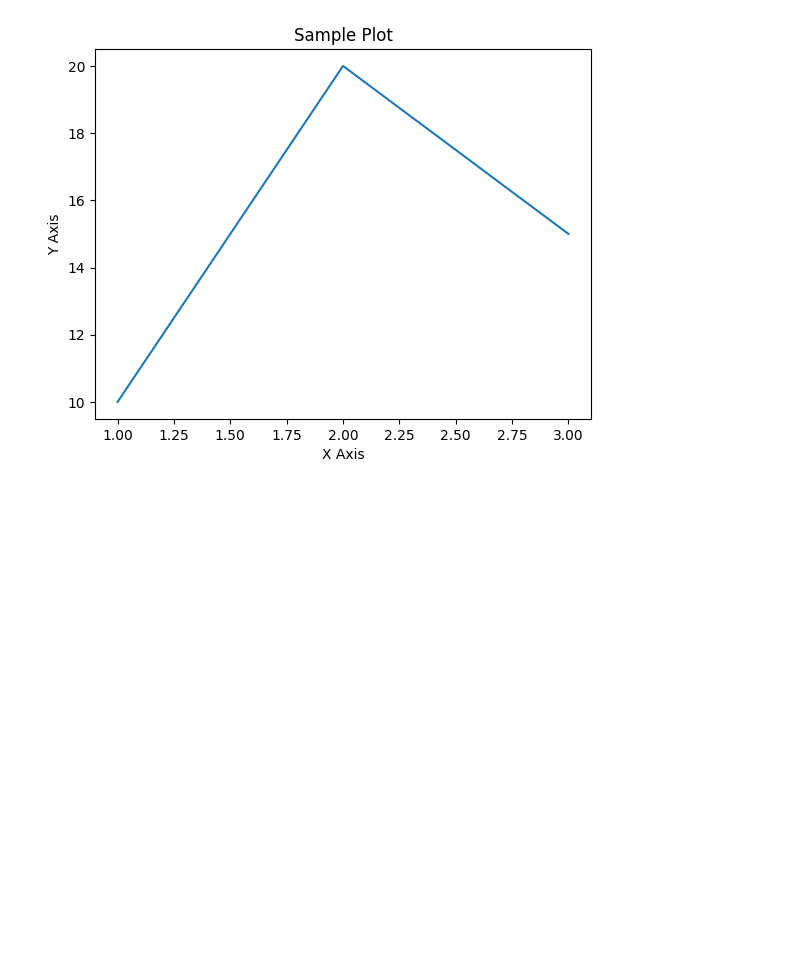
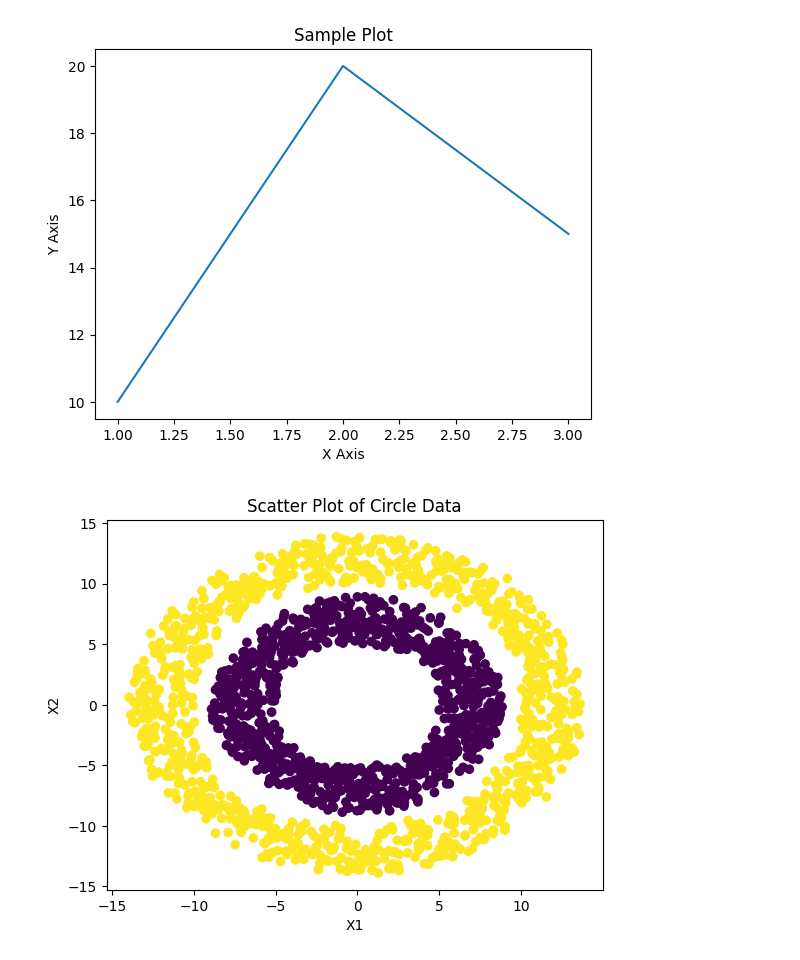
Before and after one commit to DilushkumarVasu/Pandas, a Jupyter notebook: Pandas.ipynb, the cells around one changed output. Saved outputs shown, nothing was run; the diff lists cells and outputs as text; code cells hidden in the pictures; blank space fills up the shorter version.

Commit message:
Pandas Donut dataframe creation Exercise

```diff
--- a/Pandas.ipynb
+++ b/Pandas.ipynb
@@ -504,3 +504,78 @@ fig.savefig('sample_plot.png')
 plt.show()
 # %% [output]
 [figure]
+# %%
+import numpy as np
+import matplotlib.pyplot as plt
+import pandas as pd
+
+T = 1000
+ang = np.linspace(0, 2 * np.pi, T)
+
+def circle(r,l):
+  a = np.multiply(4 * np.random.random(T) + r, np.sin(ang))
+  b = np.multiply(4 * np.random.random(T) + r, np.cos(ang))
+  label = np.ones(T) * l
+  return a,b,label
+
+xi,yi,li = circle(5,0)
+xj,yj,lj = circle(10,1)
+
+'''
+ang = np.linspace(0, 2 * np.pi, T)
+xr5 = np.multiply(4 * np.random.random(T) + 5, np.sin(ang))
+xr10 = np.multiply(4 * np.random.random(T) + 10, np.sin(ang))
+l1 = np.zeros(T)
+
+yr5 = np.multiply(4 * np.random.random(T) + 5, np.cos(ang))
+yr10 = np.multiply(4 * np.random.random(T) + 10, np.cos(ang))
+l2 = np.ones(T)
+'''
+
+X1 = np.concatenate((xi,xj),axis=0)
+X2 = np.concatenate((yi,yj),axis=0)
+Y = np.concatenate((li,lj),axis=0)
+#plt.scatter(X1,X2,c=Y);
+
+plt.scatter(X1, X2, c=Y)
+plt.xlabel("X1")
+plt.ylabel("X2")
+plt.title("Scatter Plot of Circle Data")
+plt.show()
+
+
+
+data = {
+    "X1": X1,
+    "X2": X2,
+    "Y": Y
+}
+
+df = pd.DataFrame(data)
+#print(df)
+
+#Create a dataframe with (x1,x2,y) first, then add x1^2,X2^2, and x1*x2
+
+def squareX1(row):
+    return row['X1']**2
+
+def squareX2(row):
+    return row['X2']**2
+
+def product(row):
+  return row['X1'] * row['X2']
+
+
+#df['X1^2'] = df.apply(squareX1,axis=1)
+df['X1^2'] = df.apply(lambda row:row['X1']**2,axis=1)
+
+#df['X2^2'] = df.apply(squareX2,axis=1)
+df['X2^2'] = df.apply(lambda row:row['X2']**2,axis=1)
+
+#df['X1*X2'] = df.apply(product,axis=1)
+df['X1*X2'] = df.apply(lambda row:row['X1']*row['X2'],axis=1)
+
+df.to_csv('output.csv',header=False,index=False)
+df.head()
+# %% [output]
+[figure, added]
```
Also changed, not shown: parts of 3 cells of this notebook.
